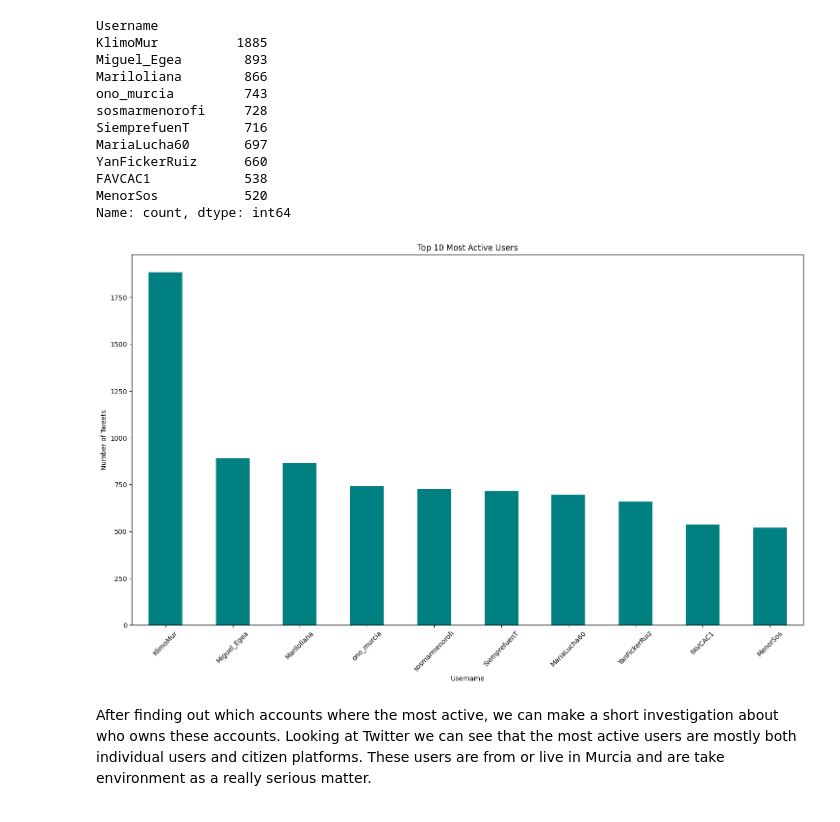
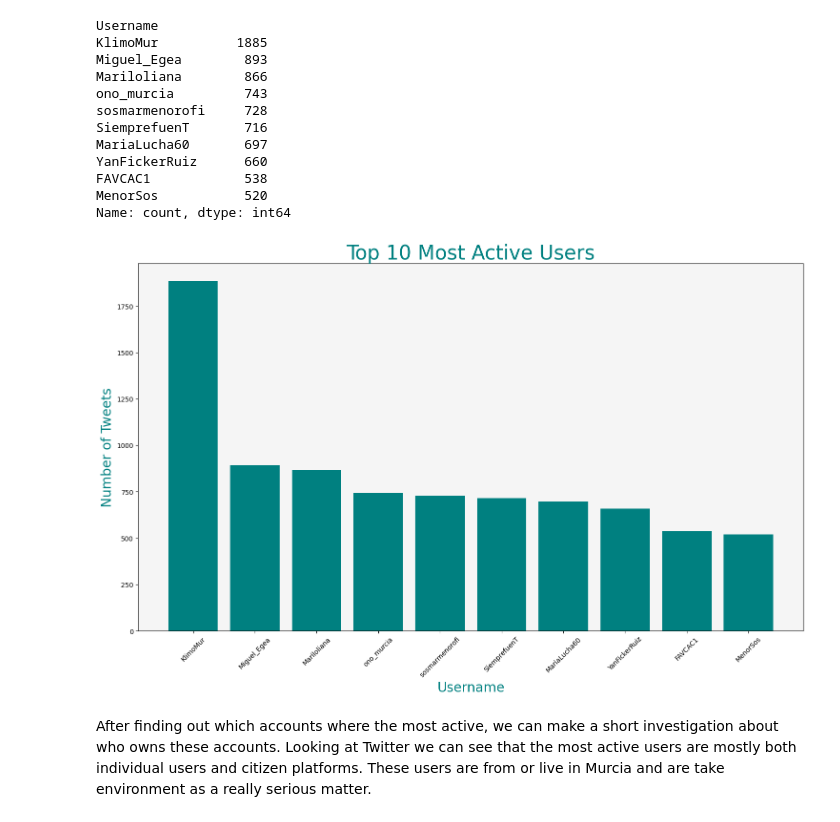
Before and after one commit to TehWeifu/IABD, a Jupyter notebook: ModelosInteligenciaArtificial/Unit03-NLP/Challenge04/Challenge04-JBSL.ipynb, the cells around one changed output. Saved outputs shown, nothing was run; the diff lists cells and outputs as text; code cells hidden in the pictures.

```diff
--- a/ModelosInteligenciaArtificial/Unit03-NLP/Challenge04/Challenge04-JBSL.ipynb
+++ b/ModelosInteligenciaArtificial/Unit03-NLP/Challenge04/Challenge04-JBSL.ipynb
@@ -149,4 +151,6 @@ stop_words = set(stopwords.words('spanish'))
 stop_words.add('mar')
 stop_words.add('menor')
 stop_words.add('murcia')
+stop_words.add('si')
+stop_words.add('sos')
 # %%
@@ -175,16 +179,16 @@ In which periods has there been more citizen activity related to the hashtag #SO
 # %%
 df['year-month'] = df['Datetime'].dt.to_period('M')
 # Clip data to 2019 because there was barely any activity before that year
-df['year-month'].clip(lower='2019-01', upper='2021-12', inplace=True)
+df['year-month'].clip(lower='2019-01', inplace=True)
 
 # Group buy year-month and count the number of tweets
 tweet_counts_by_month = df.groupby(df['year-month'])['Tweet_Id'].count()
 
 plt.figure(figsize=(18, 10))
 tweet_counts_by_month.plot(kind='line', marker='o', color='teal')
-plt.title('Count of tweets per month')
-plt.xlabel('Month')
-plt.ylabel('Count of Tweets')
+plt.title('Tweets per month', fontsize=30, color='teal')
+plt.xlabel('Month', fontsize=20, color='teal')
+plt.ylabel('Count of Tweets', fontsize=20, color='teal')
 plt.grid(True)
 plt.xticks(rotation=45)
 plt.tight_layout()
@@ -279,15 +283,17 @@ FAVCAC1            538
 MenorSos           520
 Name: count, dtype: int64
 # %%
-plt.figure(figsize=(18, 10))
-tweets_per_user.plot(kind='bar', color='teal')
-plt.title('Top 10 Most Active Users')
-plt.xlabel('Username')
-plt.ylabel('Number of Tweets')
-plt.xticks(rotation=45)
-plt.show()
+figure = plt.figure(figsize=(18, 10))
+axe = figure.add_subplot(1, 1, 1)
+axe.bar(tweets_per_user.index, tweets_per_user.values, color='teal')
+axe.set_title('Top 10 Most Active Users', color='teal', fontsize=30)
+axe.set_xlabel('Username', color='teal', fontsize=20)
+axe.set_ylabel('Number of Tweets', color='teal', fontsize=20)
+axe.set_xticks(tweets_per_user.index)
+axe.set_xticklabels(tweets_per_user.index, rotation=45)
+axe.set_facecolor('whitesmoke')
 # %% [output]
-[figure, old version]
+[figure, new version]
 # %% [markdown]
 After finding out which accounts where the most active, we can make a short investigation about who owns these accounts. Looking at Twitter we can see that the most active users are mostly both individual users and citizen platforms. These users are from or live in Murcia and are take environment as a really serious matter.
 # %% [markdown]
```
Also changed, not shown: parts of 13 cells of this notebook.
